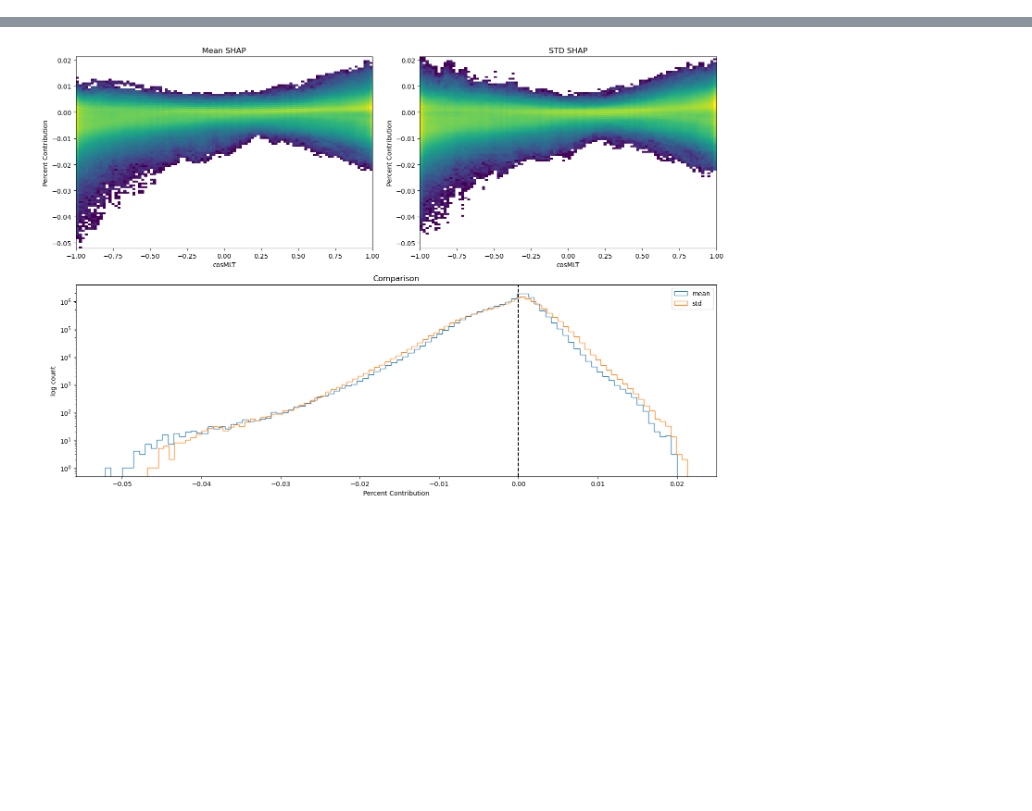
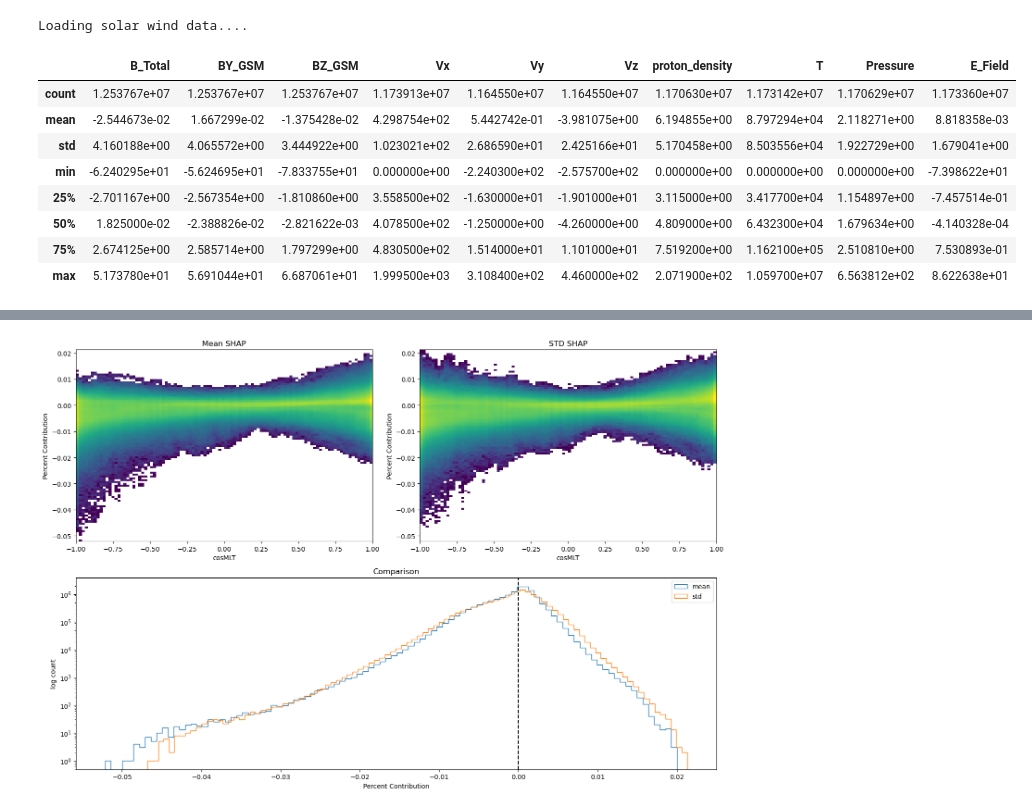
Before and after one commit to mikecoughlan/including_ion_temp_maps, a Jupyter notebook: examing_shap_and_inputs.ipynb, the cells around one changed output, grey strips where cells are left out. Cells and saved outputs as stored; diff of their text form; code cells hidden in the pictures; blank space fills up the shorter version.

```diff
--- a/examing_shap_and_inputs.ipynb
+++ b/examing_shap_and_inputs.ipynb
@@ -36,3 +38,17 @@ list_of_oversampled_regions = ['GRL-1', 'GRL-2', 'SVLB', 'JPN-0']
+# %%
+omni = utils.loading_solarwind()
+omni.describe()
+# %% [output]
+Loading solar wind data....
+|  | B_Total | BY_GSM | BZ_GSM | Vx | Vy | Vz | proton_density | T | Pressure | E_Field |
+| count | 1.253767e+07 | 1.253767e+07 | 1.253767e+07 | 1.173913e+07 | 1.164550e+07 | 1.164550e+07 | 1.170630e+07 | 1.173142e+07 | 1.170629e+07 | 1.173360e+07 |
+| mean | -2.544673e-02 | 1.667299e-02 | -1.375428e-02 | 4.298754e+02 | 5.442742e-01 | -3.981075e+00 | 6.194855e+00 | 8.797294e+04 | 2.118271e+00 | 8.818358e-03 |
+| std | 4.160188e+00 | 4.065572e+00 | 3.444922e+00 | 1.023021e+02 | 2.686590e+01 | 2.425166e+01 | 5.170458e+00 | 8.503556e+04 | 1.922729e+00 | 1.679041e+00 |
+| min | -6.240295e+01 | -5.624695e+01 | -7.833755e+01 | 0.000000e+00 | -2.240300e+02 | -2.575700e+02 | 0.000000e+00 | 0.000000e+00 | 0.000000e+00 | -7.398622e+01 |
+| 25% | -2.701167e+00 | -2.567354e+00 | -1.810860e+00 | 3.558500e+02 | -1.630000e+01 | -1.901000e+01 | 3.115000e+00 | 3.417700e+04 | 1.154897e+00 | -7.457514e-01 |
+| 50% | 1.825000e-02 | -2.388826e-02 | -2.821622e-03 | 4.078500e+02 | -1.250000e+00 | -4.260000e+00 | 4.809000e+00 | 6.432300e+04 | 1.679634e+00 | -4.140328e-04 |
+| 75% | 2.674125e+00 | 2.585714e+00 | 1.797299e+00 | 4.830500e+02 | 1.514000e+01 | 1.101000e+01 | 7.519200e+00 | 1.162100e+05 | 2.510810e+00 | 7.530893e-01 |
+| max | 5.173780e+01 | 5.691044e+01 | 6.687061e+01 | 1.999500e+03 | 3.108400e+02 | 4.460000e+02 | 2.071900e+02 | 1.059700e+07 | 6.563812e+02 | 8.622638e+01 |
 # %%
 scalers = {}
 for cluster in cluster_dict.values():
```
Also changed, not shown: parts of 17 cells of this notebook, 8 other files.
